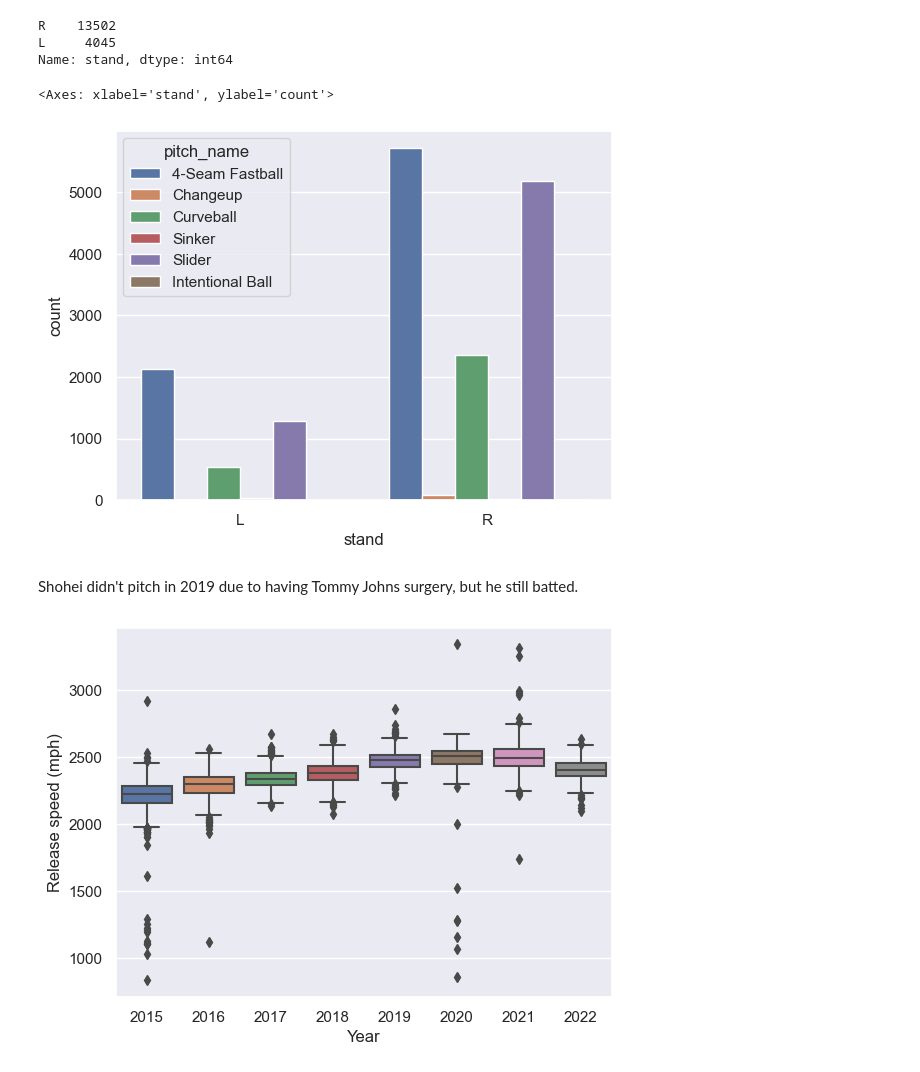
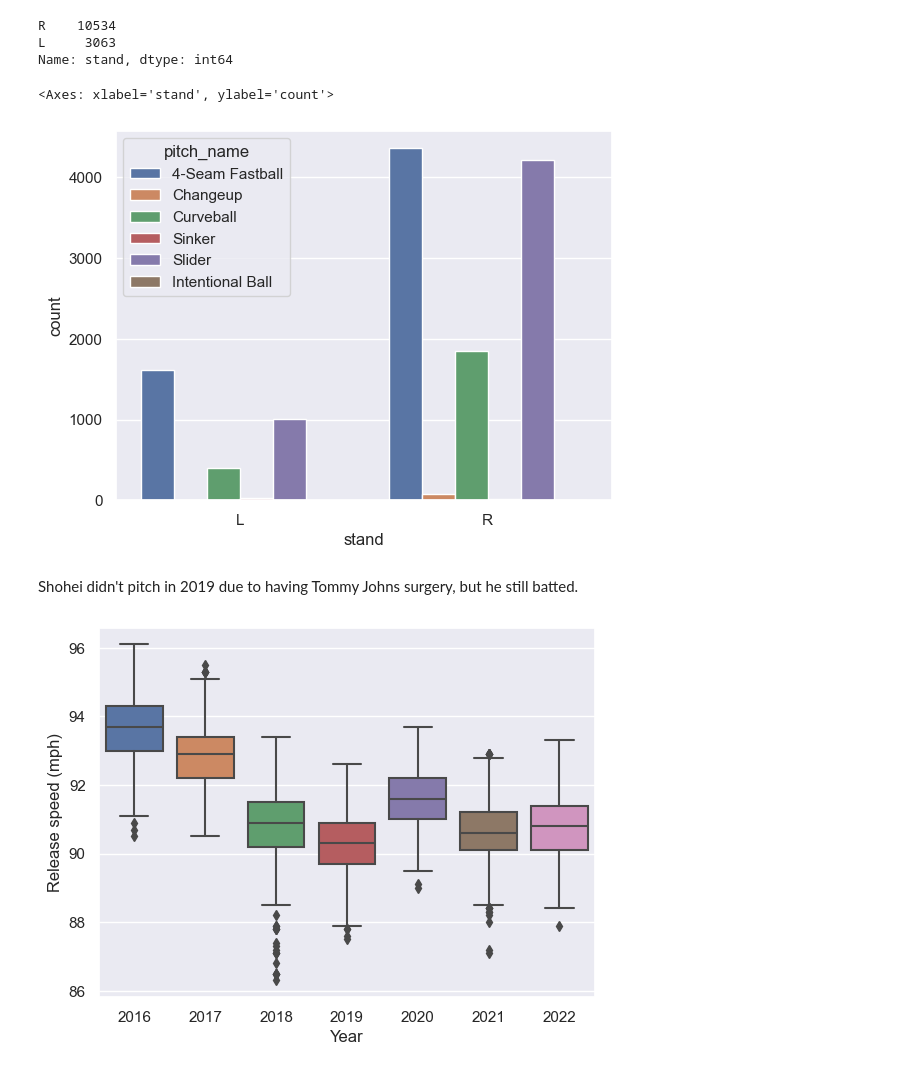
Before and after one commit to kyleaddis/Pitch-Analysis, a Jupyter notebook: analysis.ipynb, the cells around one changed output. Drawn from its saved outputs; the diff is of its cells as text; code cells hidden in the pictures.

```diff
--- a/analysis.ipynb
+++ b/analysis.ipynb
@@ -13,10 +13,10 @@ data_kershaw = pd.read_csv("data/clayton_kershaw_savant_data.csv")
 #        'pfx_x', 'pfx_z', 'plate_x', 'plate_z', 'on_3b', 'on_2b', 'on_1b', 'vx0', 'vy0', 'vz0', 'ax', 'ay', 'az',
 #        'pitch_number', 'pitch_name']]
 pitches_ohtani = data_ohtani[['game_year','pitch_name', 'pitch_type', 'stand','release_speed', 'release_pos_x', 'release_spin_rate', 'release_extension', 'spin_axis', 'pfx_x', 'pfx_z']]
-pitches_kershaw = data_kershaw[['game_year','pitch_name', 'pitch_type', 'stand','release_speed', 'release_pos_x', 'release_spin_rate', 'release_extension', 'spin_axis', 'pfx_x', 'pfx_z']]
+pitches_kershaw = data_kershaw[['game_year','pitch_name', 'pitch_type', 'stand','release_speed', 'release_pos_x', 'release_spin_rate', 'release_extension', 'spin_axis', 'pfx_x', 'pfx_z', 'vx0', 'vy0', 'vz0', 'ax', 'ay', 'az']]
 
 
-sns.scatterplot(x='pfx_x', y='pfx_z', data=pitches_ohtani, hue='pitch_name' )
+sns.scatterplot(x='ax', y='ay', data=pitches_kershaw, hue='pitch_name' )
 plt.show()
 sns.scatterplot(x='pfx_x', y='pfx_z', data=pitches_kershaw, hue='pitch_name' )
 # sns.scatterplot(x='release_speed', y='release_spin_rate', data=pitches_ohtani, hue='pitch_name' )
@@ -26 +26,27 @@ plt.show()
 [figure]
+# %%
+import matplotlib.pyplot as plt
+import seaborn as sns
+
+from sklearn import neighbors
+from sklearn.model_selection import train_test_split
+from sklearn.metrics import accuracy_score
+from sklearn.preprocessing import LabelEncoder
+
+
+pitches_kershaw.dropna(inplace=True)
+X = pitches_kershaw[['release_speed', 'ax', 'ay', 'az']]
+y = pitches_kershaw['pitch_name']
+le = LabelEncoder()
+y = le.fit_transform(y)
+X_train, X_test, y_train, y_test = train_test_split(X, y, test_size=0.25)
+n_neighbors = 10
+
+# we create an instance of Neighbours Classifier and fit the data.
+knn = neighbors.KNeighborsClassifier(n_neighbors)
+knn.fit(X_train, y_train)
+
+y_pred = knn.predict(X_test)
+# print(le.inverse_transform(y_test), le.inverse_transform(y_pred))
+accuracy = accuracy_score(y_test, y_pred)
+print("Accuracy:", accuracy)
@@ -39,20 +99,20 @@ print(pitches_kershaw['stand'].value_counts())
 pitch_by_stand.reset_index(inplace=True)
 sns.barplot(x='stand', y='count', data=pitch_by_stand, hue='pitch_name')
 # %% [output]
-R    13502
-L     4045
+R    10534
+L     3063
 Name: stand, dtype: int64
 <Axes: xlabel='stand', ylabel='count'>
-[figure, old version]
+[figure, new version]
 # %% [markdown]
 Shohei didn't pitch in 2019 due to having Tommy Johns surgery, but he still batted.
 # %%
 fastballs = pitches_kershaw[pitches_kershaw['pitch_type'] == 'FF']
 fb_by_year = fastballs.groupby('game_year')[['release_spin_rate', 'release_speed']].mean()
 
-_ = sns.boxplot(x='game_year', y='release_spin_rate', data=fastballs)
+_ = sns.boxplot(x='game_year', y='release_speed', data=fastballs)
 _ = plt.xlabel('Year')
 _ = plt.ylabel('Release speed (mph)')
 plt.show()
 # %% [output]
-[figure, old version]
+[figure, new version]
```
Also changed, not shown: parts of 4 cells of this notebook.
